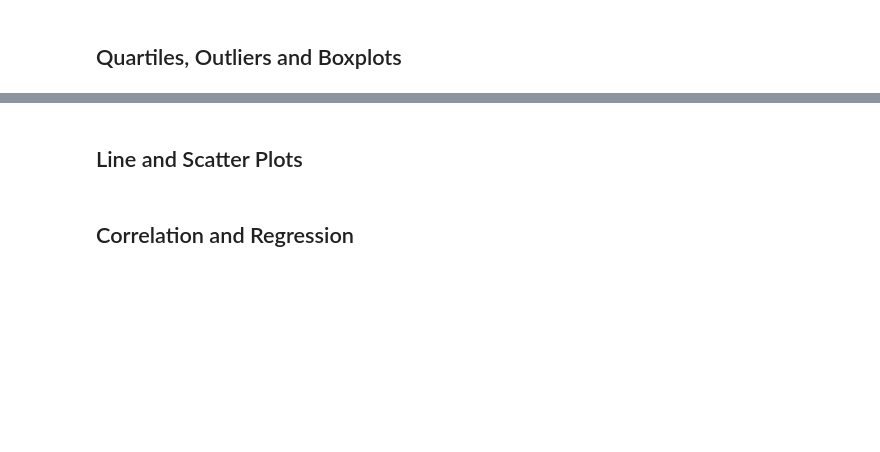
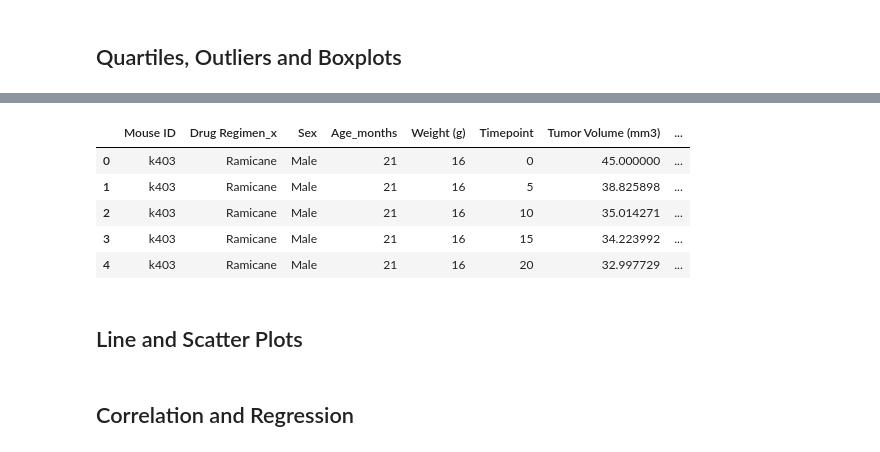
Before and after one commit to hamiltojogo/pymaceutical_tumor_treatment_analysis, a Jupyter notebook: pymaceuticals_starter.ipynb, the cells around one changed output, grey strips where cells are left out. Drawn from its saved outputs; the diff is of its cells as text; code cells hidden in the pictures; blank space fills up the shorter version.

```diff
--- a/pymaceuticals_starter.ipynb
+++ b/pymaceuticals_starter.ipynb
@@ -239,11 +257,33 @@ plt.show()
 # %%
 # Calculate the final tumor volume of each mouse across four of the treatment regimens:
 # Capomulin, Ramicane, Infubinol, and Ceftamin
 
 # Start by getting the last (greatest) timepoint for each mouse
+id_max = id_group.max()
+
+id_max.columns
+
+#using a for look to move through study results at the last timepoint for a mouseid adding the id, timepoint, tumor vol, and drug to list
 
 
+final_tumor_vol_df = id_max[['Timepoint', 'Tumor Volume (mm3)', 'Drug Regimen']]
+
+final_tumor_vol_df = final_tumor_vol_df.rename(columns={'Timepoint': 'Final Timepoint', 'Tumor Volume (mm3)': 'Final Tumor Volume (mm3)'})
+
+final_tumor_vol_df.head()
+
 # Merge this group df with the original dataframe to get the tumor volume at the last timepoint
+
+merged_data = pd.merge(clean_combined_study_data, final_tumor_vol_df, on = 'Mouse ID', how = 'outer')
+
+merged_data.head()
+# %% [output]
+|  | Mouse ID | Drug Regimen_x | Sex | Age_months | Weight (g) | Timepoint | Tumor Volume (mm3) | ... |
+| 0 | k403 | Ramicane | Male | 21 | 16 | 0 | 45.000000 | ... |
+| 1 | k403 | Ramicane | Male | 21 | 16 | 5 | 38.825898 | ... |
+| 2 | k403 | Ramicane | Male | 21 | 16 | 10 | 35.014271 | ... |
+| 3 | k403 | Ramicane | Male | 21 | 16 | 15 | 34.223992 | ... |
+| 4 | k403 | Ramicane | Male | 21 | 16 | 20 | 32.997729 | ... |
 # %%
 # Put treatments into a list for for loop (and later for plot labels)
 
```
Also changed, not shown: parts of 3 cells of this notebook.
